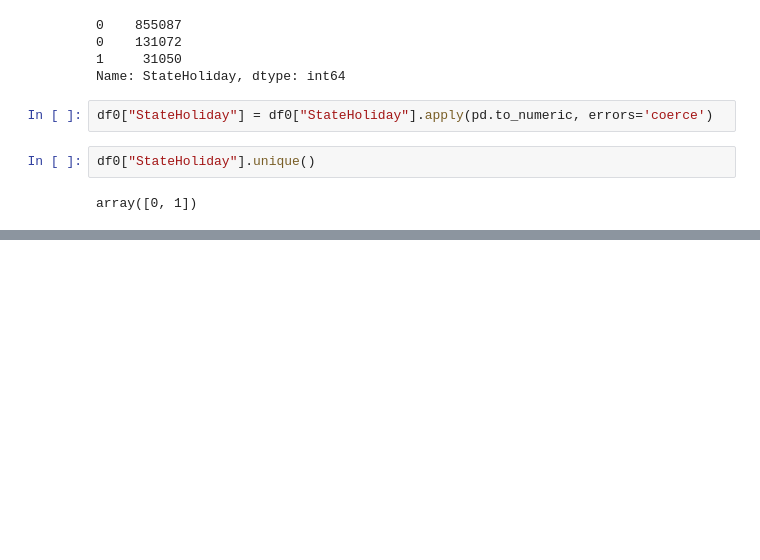
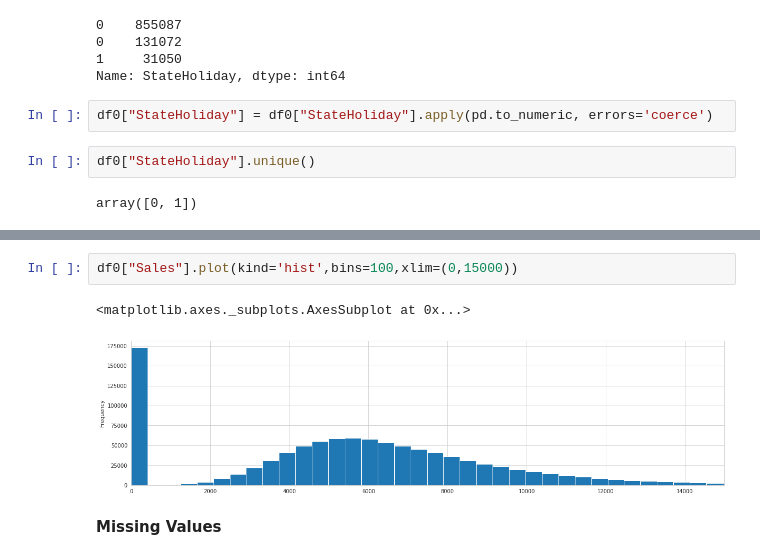
Before and after one commit to DeepakKumarSingh003/Rossmann-Sales-Prediction-, a Jupyter notebook: Rossmann_Sales_Prediction_Capstone_Project.ipynb, the cells around one changed output, grey strips where cells are left out. Saved outputs shown, nothing was run; the diff lists cells and outputs as text; blank space fills up the shorter version.

```diff
--- a/Rossmann_Sales_Prediction_Capstone_Project.ipynb
+++ b/Rossmann_Sales_Prediction_Capstone_Project.ipynb
@@ -261,0 +373,7 @@ plt.show()
+# %%
+df0["Sales"].plot(kind='hist',bins=100,xlim=(0,15000))
+# %% [output]
+<matplotlib.axes._subplots.AxesSubplot at 0x...>
+[figure, added]
+# %% [markdown]
+**Missing Values**
```
Also changed, not shown: parts of 31 cells of this notebook.
